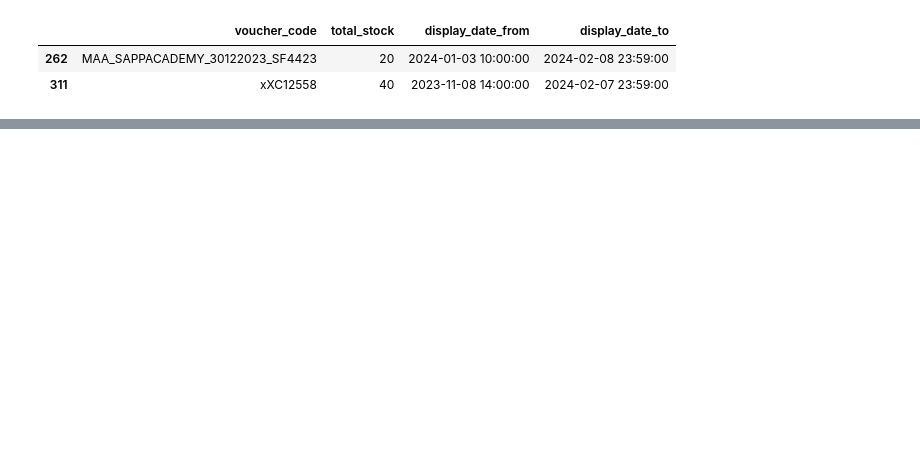
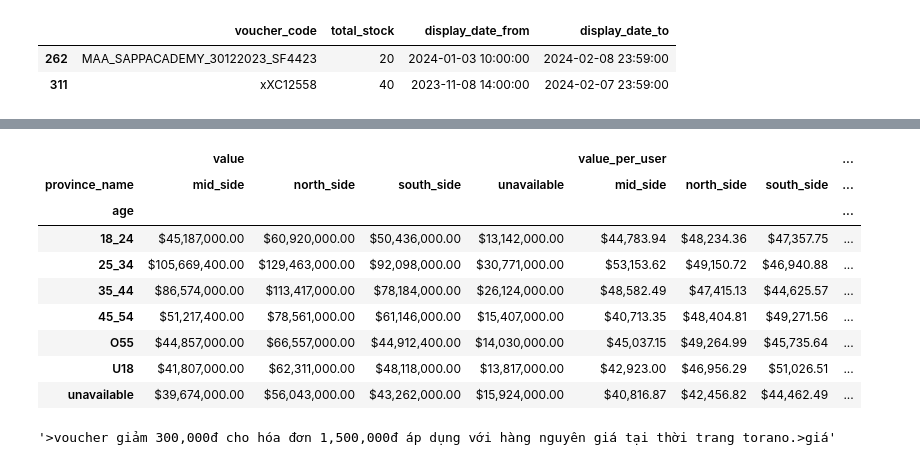
Before and after one commit to hoangsuperpower/myproject, a Jupyter notebook: SDA.ipynb, the cells around one changed output, grey strips where cells are left out. Saved outputs shown, nothing was run; the diff lists cells and outputs as text; code cells hidden in the pictures; blank space fills up the shorter version.

```diff
--- a/SDA.ipynb
+++ b/SDA.ipynb
@@ -781,0 +771,28 @@ df_fact
+# %%
+pd.options.display.float_format = '${:,.2f}'.format
+
+demographic = final[final['ACTION'] == 'Redeemed'].fillna(0).groupby(['province_name','age'],as_index = False).agg(
+    redeemed_times = ('discount_amount',lambda x: len(x)),
+    redeemed_users = ('USER_ID',lambda x: len(set(x))),
+    value = ('discount_amount',lambda x: sum(x)),
+    percent = ('discount_percent',lambda x: sum(x) / len(x))
+)
+
+demographic['value_per_user'] = demographic['value'] / demographic['redeemed_users']
+
+demographic.pivot(index = 'age', columns = 'province_name')[['value','value_per_user']]
+# %% [output]
+|  | value |  |  |  | value_per_user |  |  | ... |
+| province_name | mid_side | north_side | south_side | unavailable | mid_side | north_side | south_side | ... |
+| age |  |  |  |  |  |  |  | ... |
+| 18_24 | $45,187,000.00 | $60,920,000.00 | $50,436,000.00 | $13,142,000.00 | $44,783.94 | $48,234.36 | $47,357.75 | ... |
+| 25_34 | $105,669,400.00 | $129,463,000.00 | $92,098,000.00 | $30,771,000.00 | $53,153.62 | $49,150.72 | $46,940.88 | ... |
+| 35_44 | $86,574,000.00 | $113,417,000.00 | $78,184,000.00 | $26,124,000.00 | $48,582.49 | $47,415.13 | $44,625.57 | ... |
+| 45_54 | $51,217,400.00 | $78,561,000.00 | $61,146,000.00 | $15,407,000.00 | $40,713.35 | $48,404.81 | $49,271.56 | ... |
+| O55 | $44,857,000.00 | $66,557,000.00 | $44,912,400.00 | $14,030,000.00 | $45,037.15 | $49,264.99 | $45,735.64 | ... |
+| U18 | $41,807,000.00 | $62,311,000.00 | $48,118,000.00 | $13,817,000.00 | $42,923.00 | $46,956.29 | $51,026.51 | ... |
+| unavailable | $39,674,000.00 | $56,043,000.00 | $43,262,000.00 | $15,924,000.00 | $40,816.87 | $42,456.82 | $44,462.49 | ... |
+# %%
+df_scheme.loc[3,'description']
+# %% [output]
+'>voucher giảm 300,000đ cho hóa đơn 1,500,000đ áp dụng với hàng nguyên giá tại thời trang torano.>giá'
```
Also changed, not shown: parts of 16 cells of this notebook.
